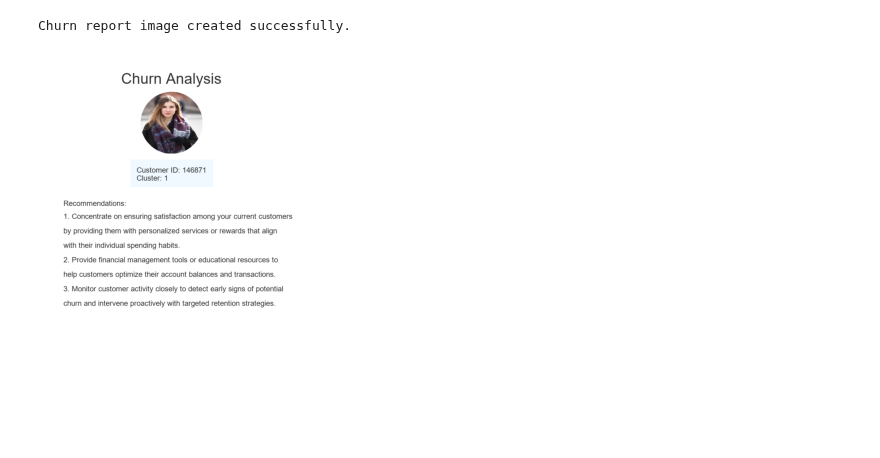
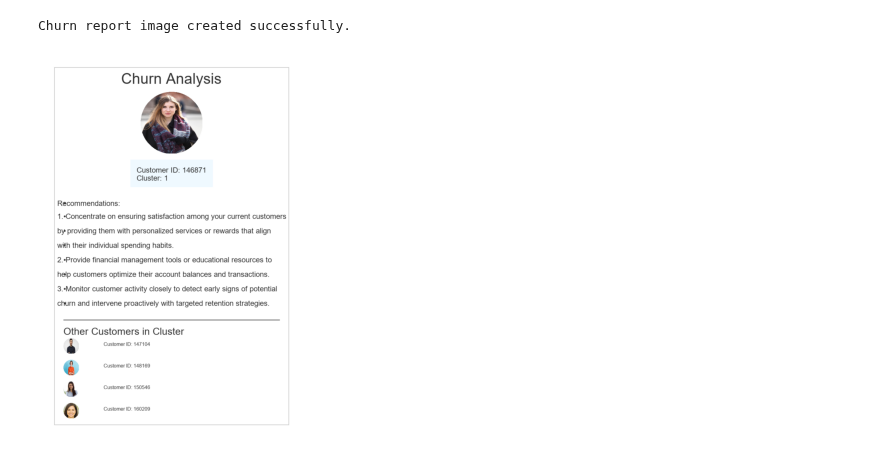
Before and after one commit to BDM3014ProjectWinter2024/BankChurnPrediction, a Jupyter notebook: Template.ipynb, the cells around one changed output. Saved outputs shown, nothing was run; the diff lists cells and outputs as text; code cells hidden in the pictures.

Commit message:
adding more customers

```diff
--- a/Template.ipynb
+++ b/Template.ipynb
@@ -1,7 +1,7 @@
 # %%
-
 from PIL import Image, ImageDraw, ImageFont
 import matplotlib.pyplot as plt
+
 def create_churn_image(customer_id, cluster, recommendations, friend_space_text="", image_path=""):
     # Define image dimensions and colors
     image_width = 800
@@ -9,9 +9,21 @@ def create_churn_image(customer_id, cluster, recommendations, friend_space_text=
     background_color = (255, 255, 255)  # White background
     text_color = (50, 50, 50)  # Dark gray text color
     accent_color = (239, 249, 255)  # Light blue for highlighting (similar to app design)
+    boundary_color = (200, 200, 200)  # Boundary line color (light gray)
+
     # Create a new image with white background
     image = Image.new("RGB", (image_width, image_height), background_color)
     draw = ImageDraw.Draw(image)
+
+    # Draw boundary line around the content area
+    boundary_padding = 20
+    draw.rectangle(
+        [(boundary_padding, boundary_padding),
+         (image_width - boundary_padding, image_height - boundary_padding)],
+        outline=boundary_color,
+        width=2
+    )
+
     # Load and paste the image from local file path (if provided)
     if image_path:
         try:
@@ -27,14 +39,14 @@ def create_churn_image(customer_id, cluster, recommendations, friend_space_text=
     # Use professional font for rendering text
     title_font = ImageFont.truetype("arial.ttf", 48)  # Title font
     info_font = ImageFont.truetype("arial.ttf", 24)  # Info font
-    friend_font = ImageFont.truetype("arial.ttf", 20)  # Friend text font
+    small_font = ImageFont.truetype("arial.ttf", 16)  # Small font for customer IDs
 
     # Draw title "Churn Analysis" centered at the top
     churn_text = "Churn Analysis"
     text_width, text_height = draw.textsize(churn_text, font=title_font)
     draw.text(((image_width - text_width) // 2, 30), churn_text, fill=text_color, font=title_font)
 
-    # Draw customer ID and cluster information with highlighted background
+    # Draw customer ID and cluster information with styled box
     customer_info_text = f"Customer ID: {customer_id}\nCluster: {cluster}"
     info_text_width, info_text_height = draw.textsize(customer_info_text, font=info_font)
     info_box_width = info_text_width + 40  # Add padding
@@ -42,46 +54,86 @@ def create_churn_image(customer_id, cluster, recommendations, friend_space_text=
     info_box_x = (image_width - info_box_width) // 2
     info_box_y = 320
 
-    # Draw highlighted box for customer info
-    draw.rectangle([(info_box_x, info_box_y), (info_box_x + info_box_width, info_box_y + info_box_height)], fill=accent_color, outline=None)
+    # Draw styled box for customer info
+    draw.rectangle([(info_box_x, info_box_y), (info_box_x + info_box_width, info_box_y + info_box_height)],
+                   fill=accent_color, outline=None)
 
     # Draw customer info text within the box
     draw.text((info_box_x + 20, info_box_y + 20), customer_info_text, fill=text_color, font=info_font)
 
-    # Draw recommendations section
+    # Draw recommendations section with bullet points
     recommendations_text = "Recommendations:\n" + recommendations.strip()
     text_y = info_box_y + info_box_height + 40
+    bullet_radius = 4
+    bullet_indent = 30
     for line in recommendations_text.split("\n"):
-        draw.text((50, text_y), line, fill=text_color, font=info_font)
+        draw.text((50, text_y), "•", fill=text_color, font=info_font)
+        draw.text((bullet_indent, text_y), line, fill=text_color, font=info_font)
         text_y += info_font.getsize(line)[1] + 20  # Increase vertical spacing between lines
+
+    # Draw line separator after recommendations
+    line_y = text_y + 20  # Reduce the distance from text to line
+    draw.line([(50, line_y), (image_width - 50, line_y)], fill=text_color, width=2)
+
+    # Draw title for additional customer IDs
+    more_customers_title = "Other Customers in Cluster"
+    more_customers_title_font = ImageFont.truetype("arial.ttf", 32)
+    more_customers_title_width, _ = draw.textsize(more_customers_title, font=more_customers_title_font)
+    draw.text((50, line_y + 20),  # Reduce the distance from line to title
+              more_customers_title, fill=text_color, font=more_customers_title_font)
+
+    # Sample other customer IDs and images
+    other_customers = [
+        ("147104", "C:/Users/User/Downloads/image2.jpg"),
+        ("148169", "C:/Users/User/Downloads/image 3.jpg"),
+        ("150546", "C:/Users/User/Downloads/image 4.jpg"),
+        ("160209", "C:/Users/User/Downloads/image 5.jpg")
+    ]
+
+    # Display other customers in circular frames on the left side
+    max_img_size = 50 # Maximum size for circular images
+    customer_list_start_y = line_y + 60  # Adjust the spacing from title to customer list
+    customer_list_spacing = 20
+    for idx, (cust_id, cust_image_path) in enumerate(other_customers):
+        try:
+            cust_img = Image.open(cust_image_path)
+            cust_img = cust_img.resize((max_img_size, max_img_size))  # Resize customer image
+            mask = Image.new("L", (max_img_size, max_img_size), 0)
+            draw_mask = ImageDraw.Draw(mask)
+            draw_mask.ellipse((0, 0, max_img_size, max_img_size), fill=255)
+            image.paste(cust_img, (50, customer_list_start_y + idx * (max_img_size + customer_list_spacing)), mask=mask)
+            draw.text((180, customer_list_start_y + idx * (max_img_size + customer_list_spacing) + 10),
+                      f"Customer ID: {cust_id}", fill=text_color, font=small_font)
+        except Exception as e:
+            print(f"Error loading customer image for ID {cust_id}: {e}")
 
     # Save the image
     image.save("churn_report.png")
     print("Churn report image created successfully.")
 
     # Display the image using matplotlib
     plt.imshow(image)
     plt.axis('off')  # Turn off axes
     plt.show()
 
 # Example usage:
 customer_id = "146871"
 cluster = 1
 recommendations = """
 1. Concentrate on ensuring satisfaction among your current customers
 by providing them with personalized services or rewards that align
 with their individual spending habits.
 2. Provide financial management tools or educational resources to
 help customers optimize their account balances and transactions.
 3. Monitor customer activity closely to detect early signs of potential
 churn and intervene proactively with targeted retention strategies.
 """
 
 # Specify the local image path (replace with your image file path)
 image_path = "C:/Users/User/Downloads/image1.jpg"
 
 # Call the function with the provided customer details and image path
 create_churn_image(customer_id, cluster, recommendations, image_path=image_path)
 # %% [output]
 Churn report image created successfully.
-[figure, old version]
+[figure, new version]
```
Also changed, not shown: 1 other file.
